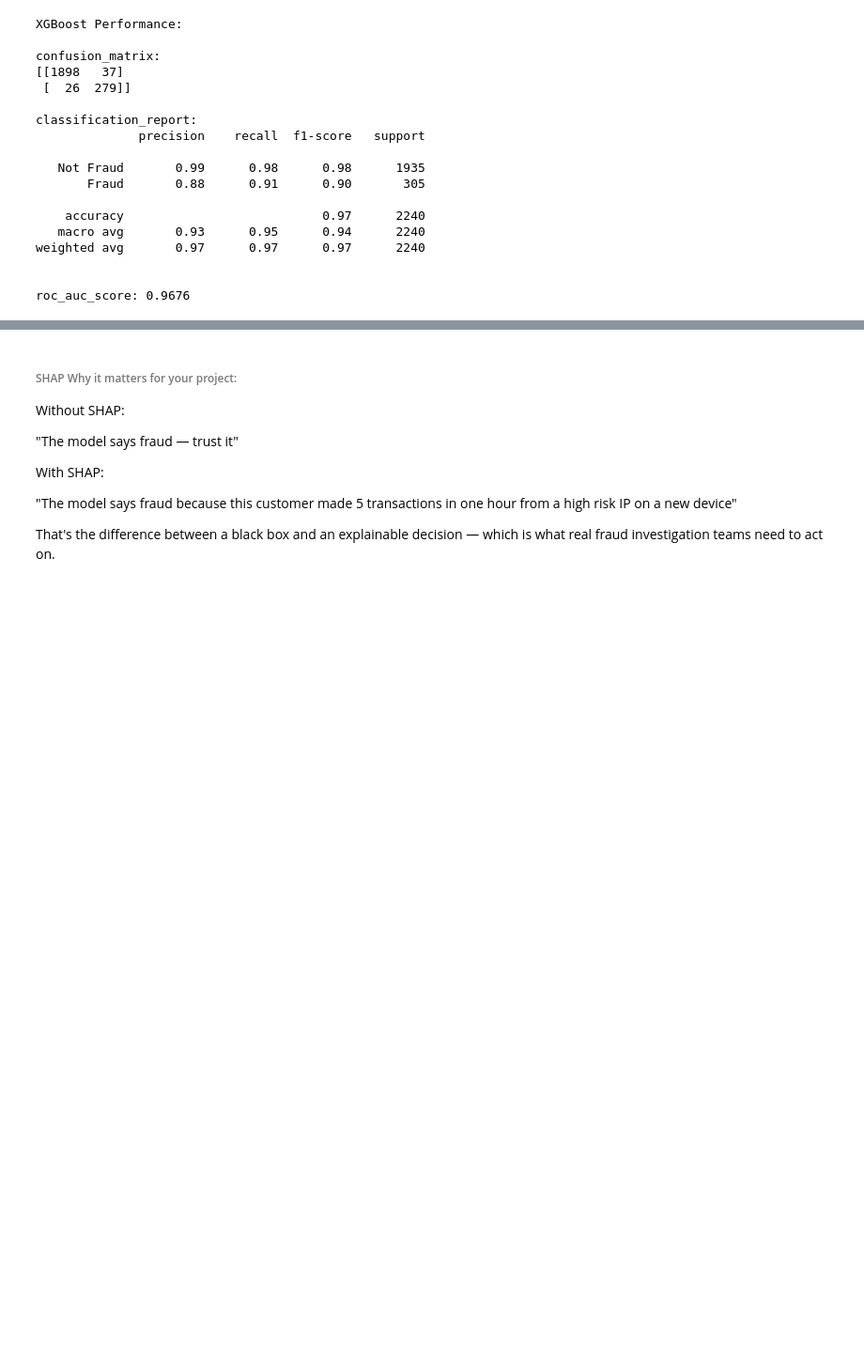
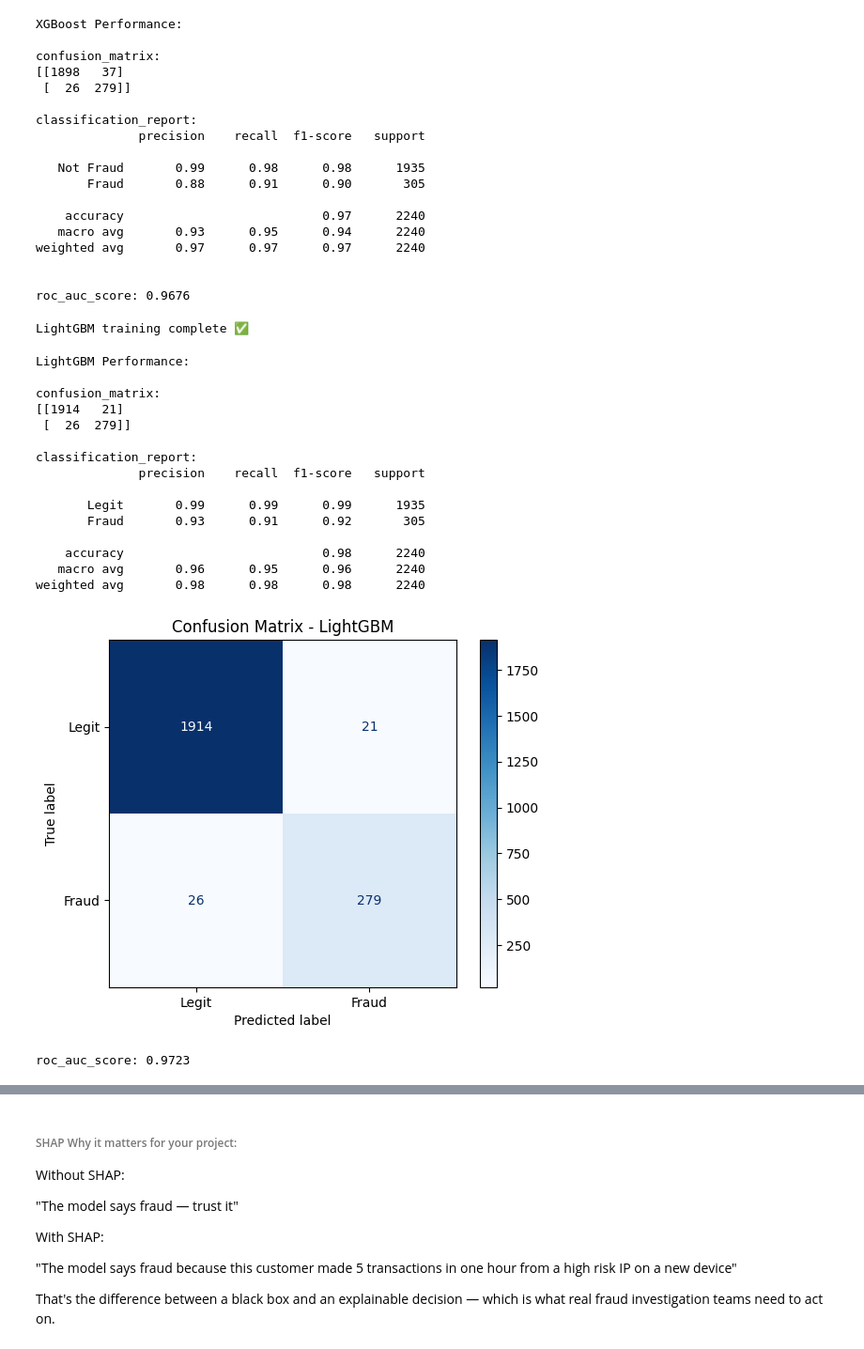
Before and after one commit to Opeyemi-io/Fraudulent-Transaction-Detection-for-Digital-Money-Transfer, a Jupyter notebook: notebook/model.ipynb, the cells around one changed output, grey strips where cells are left out. Shown at 94% size. Saved outputs shown, nothing was run; the diff lists cells and outputs as text; code cells hidden in the pictures; blank space fills up the shorter version.

Commit message:
Model

```diff
--- a/notebook/model.ipynb
+++ b/notebook/model.ipynb
@@ -255,3 +253,53 @@ weighted avg       0.97      0.97      0.97      2240
 
 
 roc_auc_score: 0.9676
+# %%
+from lightgbm import LGBMClassifier
+from sklearn.metrics import ConfusionMatrixDisplay
+
+
+# Train LightGBM model
+lgbm_model = LGBMClassifier(
+    class_weight='balanced',
+    random_state=42,
+    n_jobs=-1,
+    verbose=-1
+)
+
+lgbm_model.fit(x_train_processed, y_train)
+print("LightGBM training complete ✅")
+# %% [output]
+LightGBM training complete ✅
+# %%
+#Predict on test set
+y_pred_lgbm = lgbm_model.predict(x_test_processed)
+y_proba_lgbm = lgbm_model.predict_proba(x_test_processed)[:, 1]
+# %%
+# Evaluate
+print("LightGBM Performance:")
+print(f"\nconfusion_matrix:\n{confusion_matrix(y_test, y_pred_lgbm)}")
+print(f"\nclassification_report:\n{classification_report(y_test, y_pred_lgbm, target_names=['Legit', 'Fraud'])}")
+
+ConfusionMatrixDisplay.from_predictions(y_test, y_pred_lgbm, display_labels=['Legit', 'Fraud'], cmap='Blues')
+plt.title('Confusion Matrix - LightGBM')
+plt.show()
+
+print(f"\nroc_auc_score: {roc_auc_score(y_test, y_proba_lgbm):.4f}")
+# %% [output]
+LightGBM Performance:
+
+confusion_matrix:
+[[1914   21]
+ [  26  279]]
+
+classification_report:
+              precision    recall  f1-score   support
+
+       Legit       0.99      0.99      0.99      1935
+       Fraud       0.93      0.91      0.92       305
+
+    accuracy                           0.98      2240
+   macro avg       0.96      0.95      0.96      2240
+weighted avg       0.98      0.98      0.98      2240
+[figure, added]
+roc_auc_score: 0.9723
```
Also changed, not shown: parts of 18 cells of this notebook.
